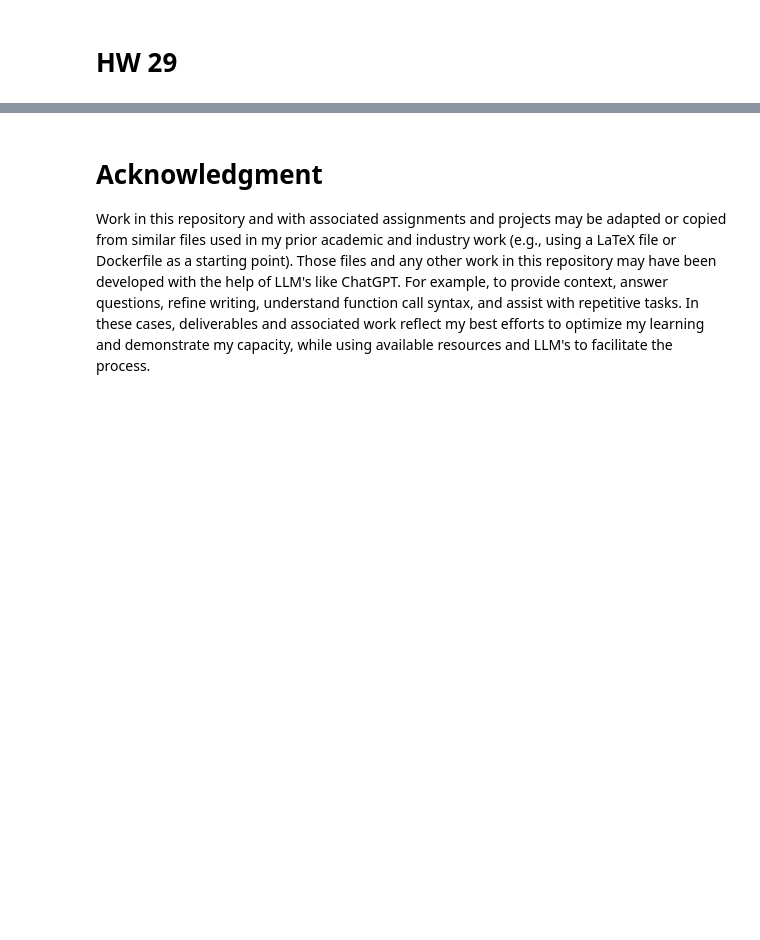
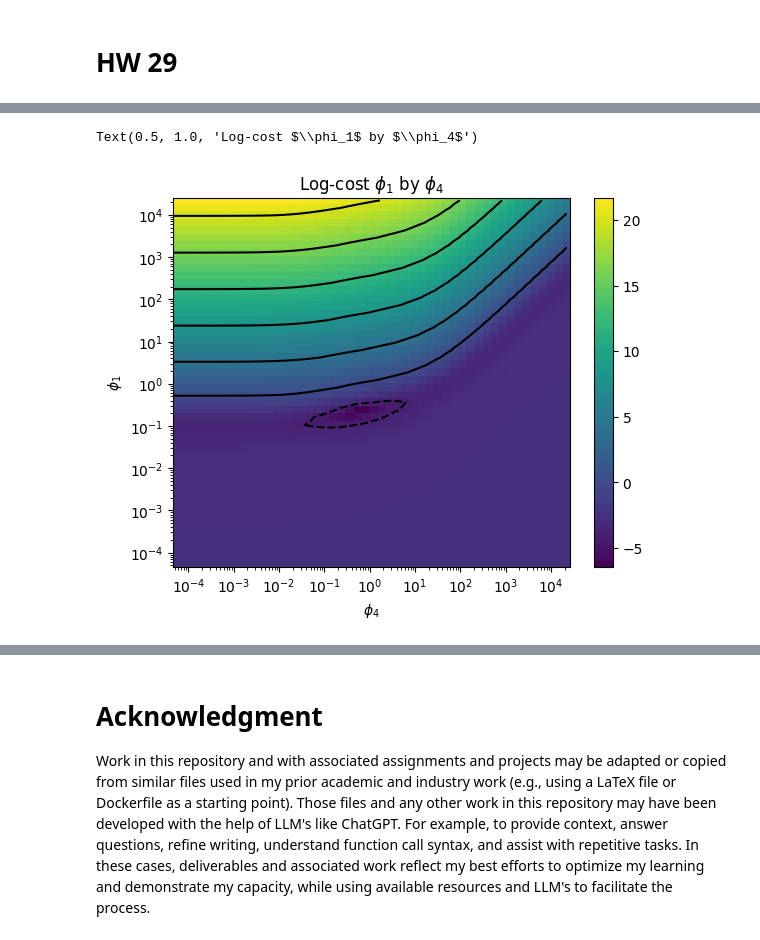
Before and after one commit to jwb-byu/cs-580-misc, a Jupyter notebook: hw/hw29/hw29.ipynb, the cells around one changed output, grey strips where cells are left out. Drawn from its saved outputs; the diff is of its cells as text; code cells hidden in the pictures; blank space fills up the shorter version.

```diff
--- a/hw/hw29/hw29.ipynb
+++ b/hw/hw29/hw29.ipynb
@@ -61,0 +200,14 @@ def f(theta, u):
+# %%
+# th1 x th4
+
+plt.contour(*meshg, log_c_tensor[:, 25, 25, :], colors="black")
+plt.pcolormesh(*meshg, log_c_tensor[:, 25, 25, :])
+plt.colorbar()
+plt.xscale("log")
+plt.yscale("log")
+plt.ylabel(r'$\phi_1$')
+plt.xlabel(r'$\phi_4$')
+plt.title(f"Log-cost {r'$\phi_1$'} by {r'$\phi_4$'}")
+# %% [output]
+Text(0.5, 1.0, 'Log-cost $\\phi_1$ by $\\phi_4$')
+[figure, added]
```
Also changed, not shown: parts of 20 cells of this notebook.
